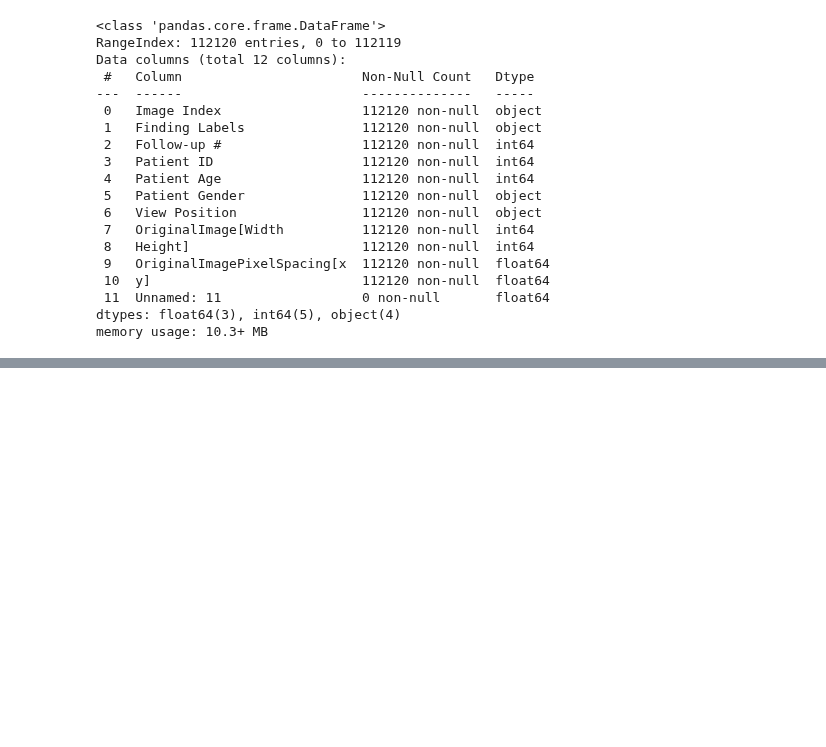
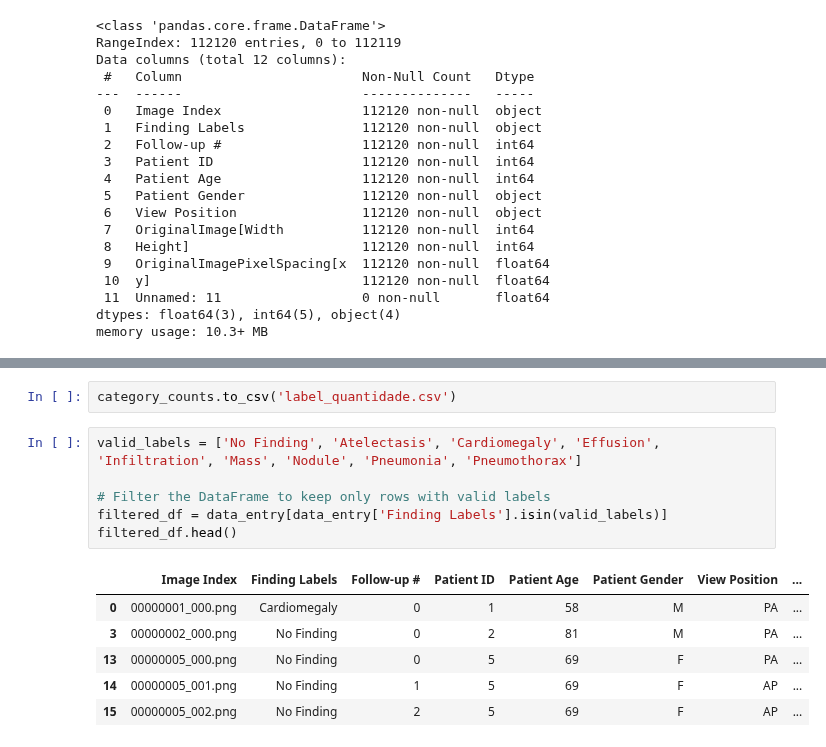
Before and after one commit to LucasLessa1/PIBIC, a Jupyter notebook: NIH-CHEST.ipynb, the cells around one changed output, grey strips where cells are left out. Drawn from its saved outputs; the diff is of its cells as text; blank space fills up the shorter version.

```diff
--- a/NIH-CHEST.ipynb
+++ b/NIH-CHEST.ipynb
@@ -76 +99,16 @@ len(labels)
+# %%
+category_counts.to_csv('label_quantidade.csv')
+# %%
+valid_labels = ['No Finding', 'Atelectasis', 'Cardiomegaly', 'Effusion', 'Infiltration', 'Mass', 'Nodule', 'Pneumonia', 'Pneumothorax']
+
+# Filter the DataFrame to keep only rows with valid labels
+filtered_df = data_entry[data_entry['Finding Labels'].isin(valid_labels)]
+filtered_df.head()
+# %% [output]
+|  | Image Index | Finding Labels | Follow-up # | Patient ID | Patient Age | Patient Gender | View Position | ... |
+| 0 | 00000001_000.png | Cardiomegaly | 0 | 1 | 58 | M | PA | ... |
+| 3 | 00000002_000.png | No Finding | 0 | 2 | 81 | M | PA | ... |
+| 13 | 00000005_000.png | No Finding | 0 | 5 | 69 | F | PA | ... |
+| 14 | 00000005_001.png | No Finding | 1 | 5 | 69 | F | AP | ... |
+| 15 | 00000005_002.png | No Finding | 2 | 5 | 69 | F | AP | ... |
 # %%
```
Also changed, not shown: parts of 14 cells of this notebook.
